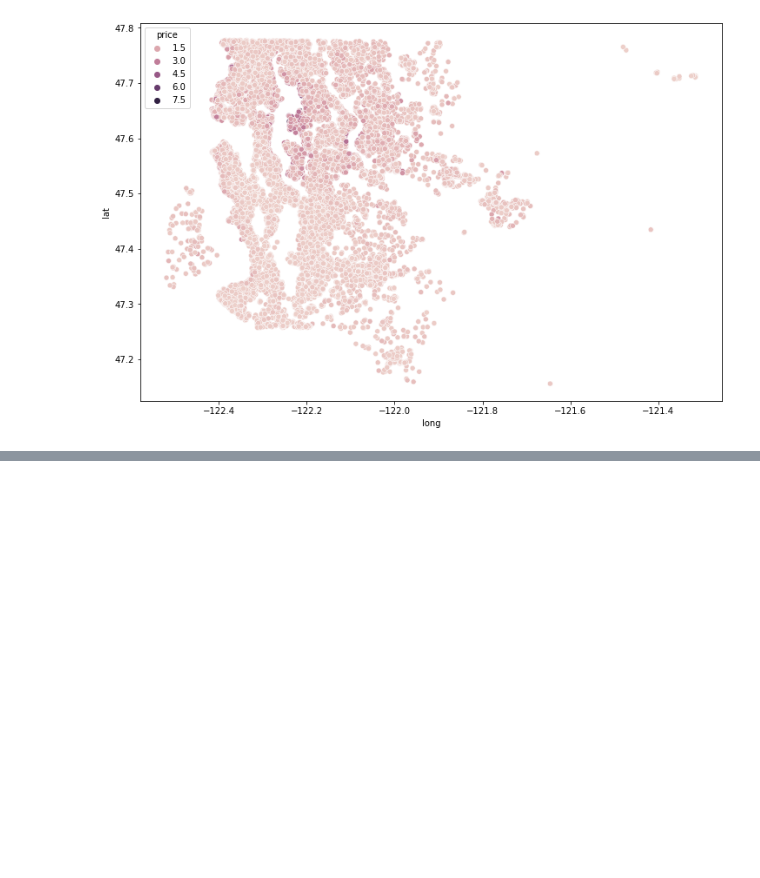
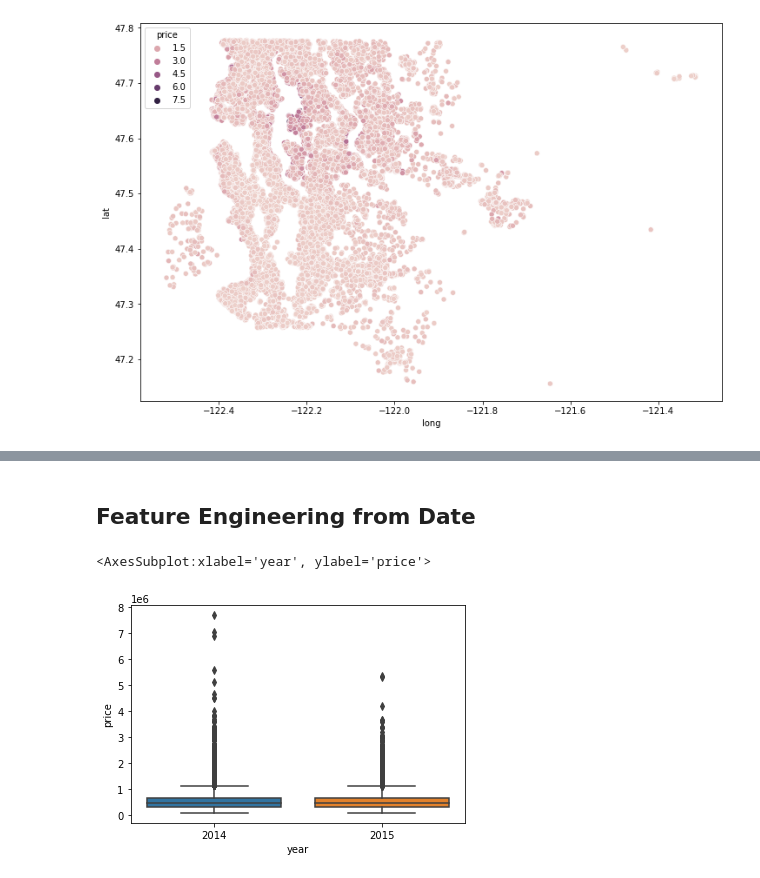
Before and after one commit to ayg15/housesales-repo, a Jupyter notebook: House Sales Prediction in King County USA.ipynb, the cells around one changed output, grey strips where cells are left out. Drawn from its saved outputs; the diff is of its cells as text; code cells hidden in the pictures; blank space fills up the shorter version.

```diff
--- a/House Sales Prediction in King County USA.ipynb
+++ b/House Sales Prediction in King County USA.ipynb
@@ -120,0 +172,15 @@ sns.scatterplot(x='long',y='lat',data=house_df,hue='price')
+# %%
+house_df = house_df.drop('id', axis=1)
+# %% [markdown]
+## Feature Engineering from Date
+# %%
+house_df['date'] = pd.to_datetime(house_df['date']) #Converting object to datetime
+# %%
+house_df['month'] = house_df['date'].apply(lambda date: date.month)
+# %%
+house_df['year'] = house_df['date'].apply(lambda date: date.year)
+# %%
+sns.boxplot(x='year', y='price', data=house_df)
+# %% [output]
+<AxesSubplot:xlabel='year', ylabel='price'>
+[figure, added]
```
Also changed, not shown: parts of 25 cells of this notebook.
